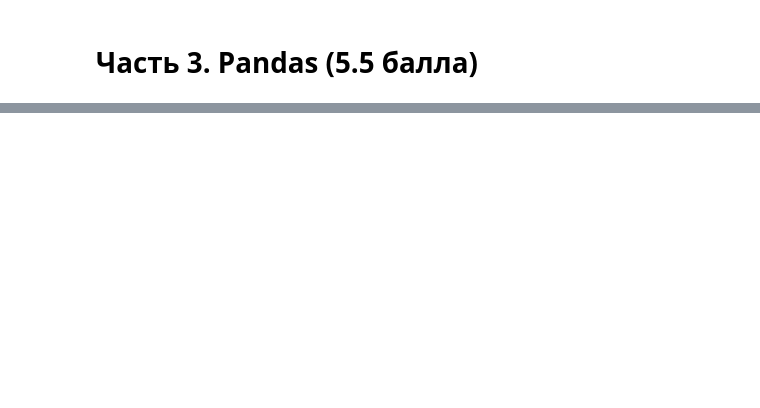
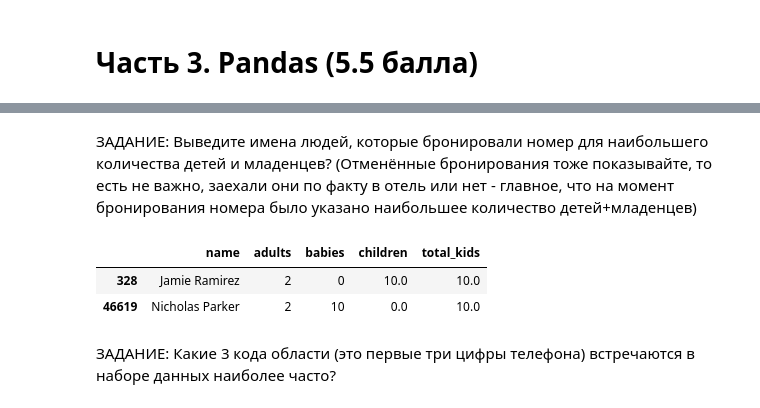
Before and after one commit to ryse31/python_hse_hw1_rep, a Jupyter notebook: Зальцман_HW1.ipynb, the cells around one changed output, grey strips where cells are left out. Saved outputs shown, nothing was run; the diff lists cells and outputs as text; code cells hidden in the pictures; blank space fills up the shorter version.

```diff
--- a/Зальцман_HW1.ipynb
+++ b/Зальцман_HW1.ipynb
@@ -172,0 +247,3 @@ print(result)
+# %%
+hotels = pd.read_csv("data/hotel_booking_data.csv")
+# Файл данных должен лежать на аналогичном относительном пути от исполняющего файла, чтобы все сработало
@@ -172,0 +372,11 @@ print(result)
+# %% [markdown]
+ЗАДАНИЕ: Выведите имена людей, которые бронировали номер для наибольшего количества детей и младенцев? (Отменённые бронирования тоже показывайте, то есть не важно, заехали они по факту в отель или нет - главное, что на момент бронирования номера было указано наибольшее количество детей+младенцев)
+# %%
+hotels.loc[(hotels.babies + hotels.children) == (hotels.babies + hotels.children).max(), ['name','adults','babies','children']].assign(total_kids=hotels.babies + hotels.children)
+# порядок столбцов изменился, зато код в одну строчку!
+# %% [output]
+|  | name | adults | babies | children | total_kids |
+| 328 | Jamie Ramirez | 2 | 0 | 10.0 | 10.0 |
+| 46619 | Nicholas Parker | 2 | 10 | 0.0 | 10.0 |
+# %% [markdown]
+ЗАДАНИЕ: Какие 3 кода области (это первые три цифры телефона) встречаются в наборе данных наиболее часто?
```
Also changed, not shown: parts of 67 cells of this notebook, 3 other files.
